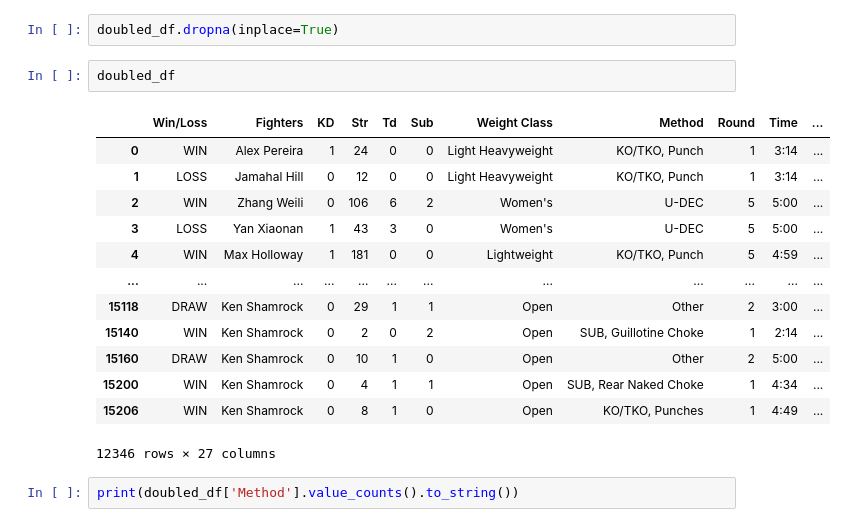
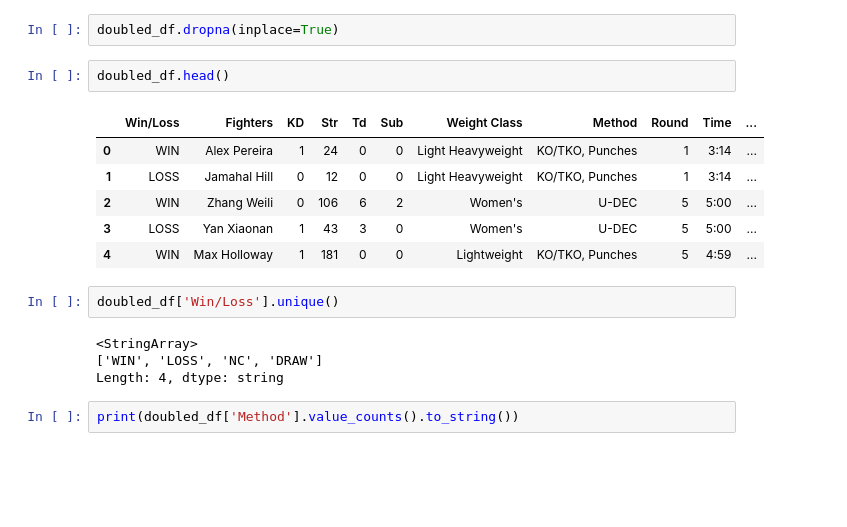
Before and after one commit to shajon1211045/Scraping_and_analyzing_UFC_fight_data, a Jupyter notebook: Data_transformation_&_EDA.ipynb, the cells around one changed output. Drawn from its saved outputs; the diff is of its cells as text; blank space fills up the shorter version.

```diff
--- a/Data_transformation_&_EDA.ipynb
+++ b/Data_transformation_&_EDA.ipynb
@@ -344,21 +344,20 @@ dtype: int64
 # %%
 doubled_df.dropna(inplace=True)
 # %%
-doubled_df
+doubled_df.head()
 # %% [output]
 |  | Win/Loss | Fighters | KD | Str | Td | Sub | Weight Class | Method | Round | Time | ... |
-| 0 | WIN | Alex Pereira | 1 | 24 | 0 | 0 | Light Heavyweight | KO/TKO, Punch | 1 | 3:14 | ... |
-| 1 | LOSS | Jamahal Hill | 0 | 12 | 0 | 0 | Light Heavyweight | KO/TKO, Punch | 1 | 3:14 | ... |
+| 0 | WIN | Alex Pereira | 1 | 24 | 0 | 0 | Light Heavyweight | KO/TKO, Punches | 1 | 3:14 | ... |
+| 1 | LOSS | Jamahal Hill | 0 | 12 | 0 | 0 | Light Heavyweight | KO/TKO, Punches | 1 | 3:14 | ... |
 | 2 | WIN | Zhang Weili | 0 | 106 | 6 | 2 | Women's | U-DEC | 5 | 5:00 | ... |
 | 3 | LOSS | Yan Xiaonan | 1 | 43 | 3 | 0 | Women's | U-DEC | 5 | 5:00 | ... |
-| 4 | WIN | Max Holloway | 1 | 181 | 0 | 0 | Lightweight | KO/TKO, Punch | 5 | 4:59 | ... |
-| ... | ... | ... | ... | ... | ... | ... | ... | ... | ... | ... | ... |
-| 15118 | DRAW | Ken Shamrock | 0 | 29 | 1 | 1 | Open | Other | 2 | 3:00 | ... |
-| 15140 | WIN | Ken Shamrock | 0 | 2 | 0 | 2 | Open | SUB, Guillotine Choke | 1 | 2:14 | ... |
-| 15160 | DRAW | Ken Shamrock | 0 | 10 | 1 | 0 | Open | Other | 2 | 5:00 | ... |
-| 15200 | WIN | Ken Shamrock | 0 | 4 | 1 | 1 | Open | SUB, Rear Naked Choke | 1 | 4:34 | ... |
-| 15206 | WIN | Ken Shamrock | 0 | 8 | 1 | 0 | Open | KO/TKO, Punches | 1 | 4:49 | ... |
+| 4 | WIN | Max Holloway | 1 | 181 | 0 | 0 | Lightweight | KO/TKO, Punches | 5 | 4:59 | ... |
-12346 rows × 27 columns
+# %%
+doubled_df['Win/Loss'].unique()
+# %% [output]
+<StringArray>
+['WIN', 'LOSS', 'NC', 'DRAW']
+Length: 4, dtype: string
 # %%
 print(doubled_df['Method'].value_counts().to_string())
 # %% [output]
```
Also changed, not shown: parts of 1 cell of this notebook.
